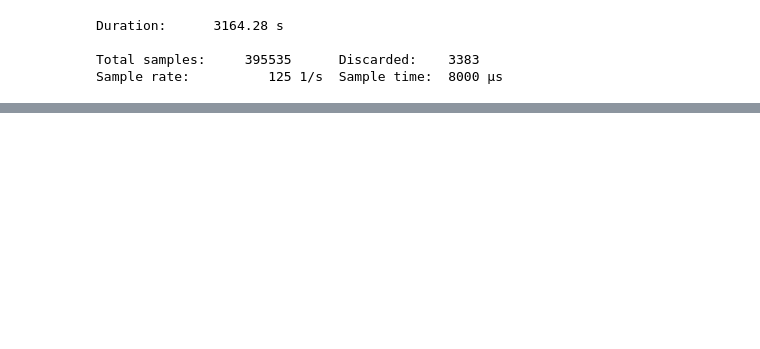
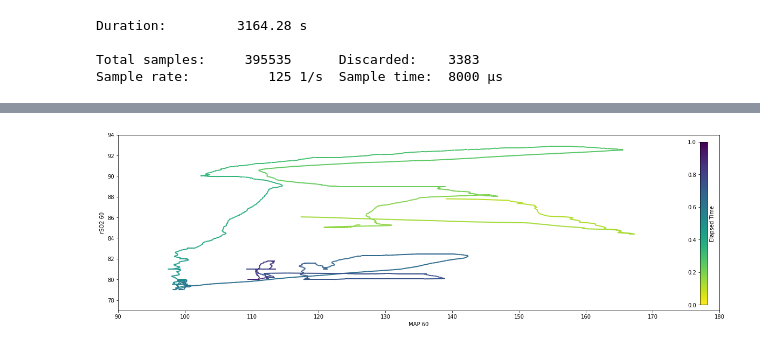
Before and after one commit to makes/zoll-json, a Jupyter notebook: map-rso2.ipynb, the cells around one changed output, grey strips where cells are left out. Cells and saved outputs as stored; diff of their text form; code cells hidden in the pictures; blank space fills up the shorter version.

```diff
--- a/map-rso2.ipynb
+++ b/map-rso2.ipynb
@@ -42 +78,27 @@ df.set_index('Time', inplace=True)
+# %%
+def plot(x, y, c):
+    fig, ax = plt.subplots(figsize=(20,6))
+    ax.set_xlim((90,180))
+    ax.set_ylim((77,94))
+    ax.set_xlabel(x.name)
+    ax.set_ylabel(y.name)
+    cb_label = c.name
+    x = x.values
+    y = y.values
+    c = c.values
+    points = np.array([x, y]).T.reshape(-1, 1, 2)
+    segments = np.concatenate([points[:-1], points[1:]], axis=1)
+    cmap = plt.get_cmap('viridis_r')
+    norm = plt.Normalize(0, 1)
+    lc = mpl.collections.LineCollection(segments, cmap=cmap, norm=norm)
+    lc.set_array(c)
+    lc.set_linewidth(2)
+    ax.add_collection(lc)
+    #ax.scatter(x, y, c='k', s=7, cmap=cmap, alpha=0.3) # dot markers
+    #_=plt.setp(ax.xaxis.get_majorticklabels(), rotation=70 )
+    cbaxes = fig.add_axes([0.875, 0.15, 0.01, 0.7]) # left, bottom, width, height
+    fig.colorbar(mpl.cm.ScalarMappable(norm=norm, cmap=cmap),
+                cax=cbaxes, orientation='vertical', label=cb_label)
+    cbaxes.yaxis.tick_left()
+    plt.show()
 # %%
@@ -84,0 +134,4 @@ df.plot.scatter(x = 'MAP600', y = 'rSO2 (%)', xlim=(90,180), ylim=(77,94), figsi
+# %%
+plot(df['MAP 60'], df['rSO2 60'], df['Elapsed Time'])
+# %% [output]
+[figure, added]
```
Also changed, not shown: parts of 27 cells of this notebook, 3 other files.
